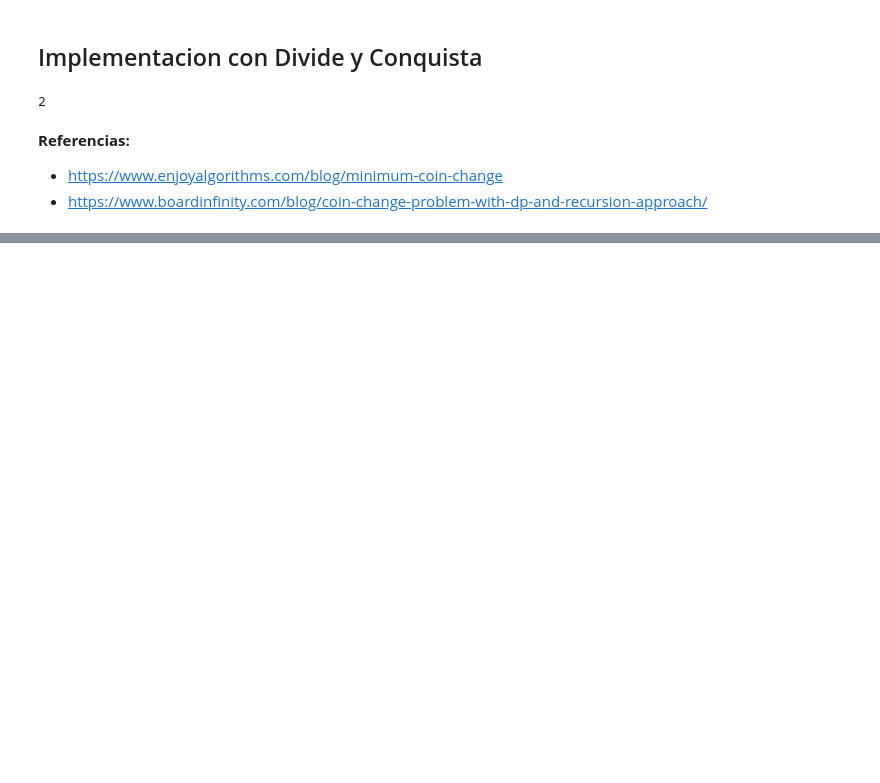
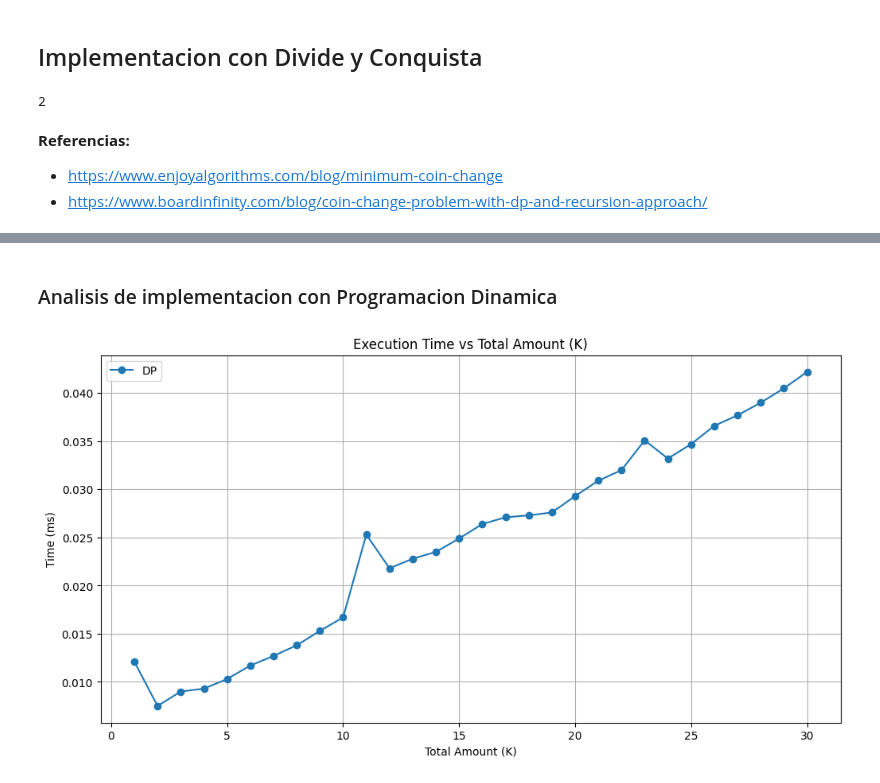
Before and after one commit to gusanitor8/Proyecto2_Analisis, a Jupyter notebook: proyecto2.ipynb, the cells around one changed output, grey strips where cells are left out. Saved outputs shown, nothing was run; the diff lists cells and outputs as text; code cells hidden in the pictures; blank space fills up the shorter version.

```diff
--- a/proyecto2.ipynb
+++ b/proyecto2.ipynb
@@ -137,0 +156,24 @@ print(minCoinChangeDAC(coins, m, K))
+# %% [markdown]
+### Analisis de implementacion con Programacion Dinamica
+# %%
+# Define a list of K values to test
+K_values = list(range(1, 31))  # K from 1 to 30
+
+# List of coin denominations
+coins = [1, 3, 4, 5]
+m = len(coins)
+
+# Profile the recursive approach
+results_recursive, times_recursive = profile_function(coin_change, coins, K_values)
+
+# Now, plot the results
+plt.figure(figsize=(12, 6))
+plt.plot(K_values, times_recursive, label='DP', marker='o')
+plt.xlabel('Total Amount (K)')
+plt.ylabel('Time (ms)')
+plt.title('Execution Time vs Total Amount (K)')
+plt.legend()
+plt.grid(True)
+plt.show()
+# %% [output]
+[figure, added]
```
Also changed, not shown: parts of 13 cells of this notebook.
